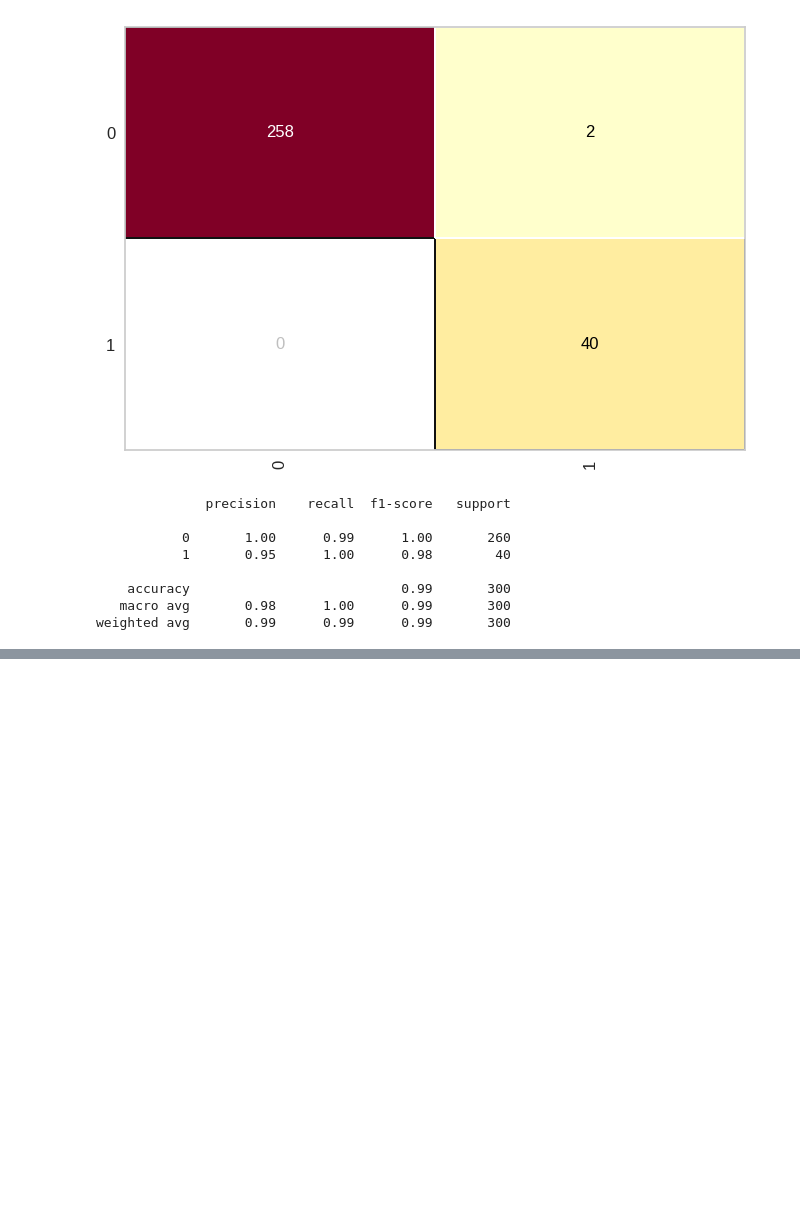
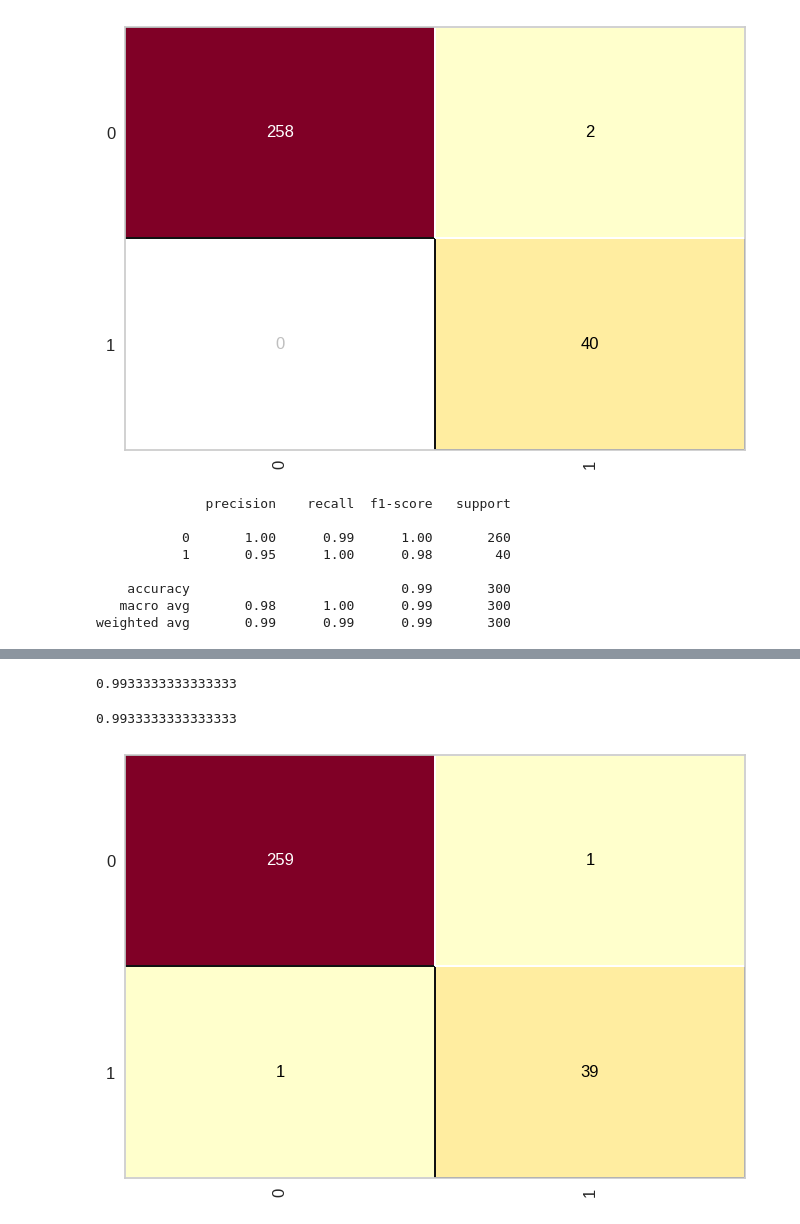
Before and after one commit to Pedro4Albuquerque/am-t4-s1a2026t2, a Jupyter notebook: MultiNeuralCredit0609.ipynb, the cells around one changed output, grey strips where cells are left out. Cells and saved outputs as stored; diff of their text form; code cells hidden in the pictures; blank space fills up the shorter version.

```diff
--- a/MultiNeuralCredit0609.ipynb
+++ b/MultiNeuralCredit0609.ipynb
@@ -217,0 +222,4 @@ weighted avg       0.99      0.99      0.99       300
+# %%
+redeneural_credit = MLPClassifier(verbose=True, max_iter=1000, tol=0.000010, solver='adam',
+                                  hidden_layer_sizes=(100), activation='relu')
+redeneural_credit.fit(X_credit_treinamento, Y_credit_treinamento)
@@ -217,0 +267,12 @@ weighted avg       0.99      0.99      0.99       300
+# %%
+accuracy_score(Y_credit_teste, redeneural_credit.predict(X_credit_teste))
+#
+# %% [output]
+0.9933333333333333
+# %%
+rn_cm= ConfusionMatrix(redeneural_credit)
+rn_cm.fit(X_credit_treinamento, Y_credit_treinamento)
+rn_cm.score(X_credit_teste, Y_credit_teste)
+# %% [output]
+0.9933333333333333
+[figure, added]
```
Also changed, not shown: parts of 6 cells of this notebook.
